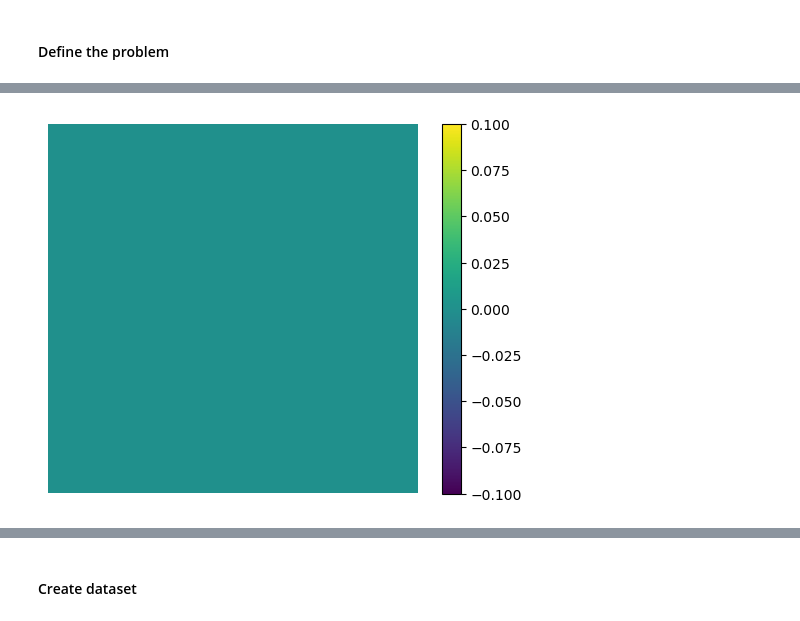
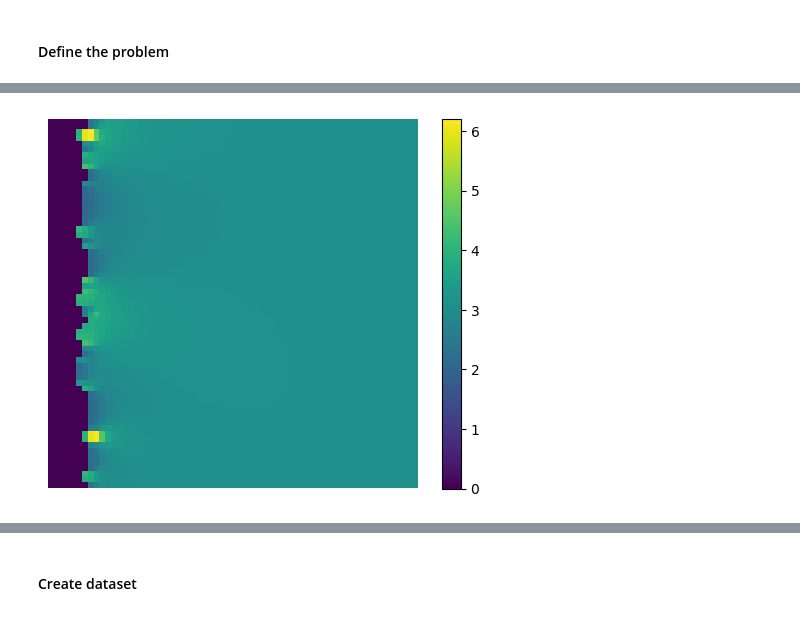
Before and after one commit to ymlasu/MFEA-Net, a Jupyter notebook: data/thermal_Ti64.ipynb, the cells around one changed output, grey strips where cells are left out. Saved outputs shown, nothing was run; the diff lists cells and outputs as text; code cells hidden in the pictures.

Commit message:
update the heat flux calculation method

```diff
--- a/data/thermal_Ti64.ipynb
+++ b/data/thermal_Ti64.ipynb
@@ -18,7 +18,7 @@ from fea.boundary import define_boundary_nodes
 # %%
 datafile = "data_Ti64/thermal_Ti64.h5"
 samples = ['G5v', 'G6a', 'Y6v', 'Y6a']
-im = Image.open('Ti64/'+samples[0]+'_XZ_256.tif')
+im = Image.open('data_Ti64/'+samples[0]+'_XZ_256.tif')
 imarray = np.array(im)/255
 # %%
 def plot_image(img):
@@ -56,12 +56,12 @@ def loading_type1(node_mask, bc):
     # define dirich boundary (use for FEA and FEA-Net)
     # set top temperature to be 0, bottom to be 2, right to be 1
     dirich_idx = np.zeros((h, w), dtype=np.int32)
-    dirich_idx[top_idx[0], top_idx[1]] = 1 # fix displacement at top
-    dirich_idx[bottom_idx[0], bottom_idx[1]] = 1 # fix displacement at bottom
-    dirich_idx[right_idx[0], right_idx[1]] = 1 # fix displacement at right
+    # dirich_idx[top_idx[0], top_idx[1]] = 1 # fix at top
+    # dirich_idx[bottom_idx[0], bottom_idx[1]] = 1 # fix at bottom
+    dirich_idx[right_idx[0], right_idx[1]] = 1 # fix at right
     dirich_value = np.zeros_like(dirich_idx)
-    dirich_value[top_idx[0],top_idx[1]] = 0
-    dirich_value[bottom_idx[0], bottom_idx[1]] = 2
+    # dirich_value[top_idx[0],top_idx[1]] = 0
+    # dirich_value[bottom_idx[0], bottom_idx[1]] = 2
     dirich_value[right_idx[0], right_idx[1]] = 1
 
     dirich_idx_feanet = np.logical_not(dirich_idx).astype(int)
@@ -104,4 +125,5 @@ problem.PlotField()
 # %%
-problem.PlotField(problem.ku)
+problem.ComputeAverageHeatFlux()
+problem.PlotField(problem.flux_avg[:,0])
 # %% [output]
-[figure, old version]
+[figure, new version]
```
Also changed, not shown: parts of 5 cells of this notebook, 2 other files.
